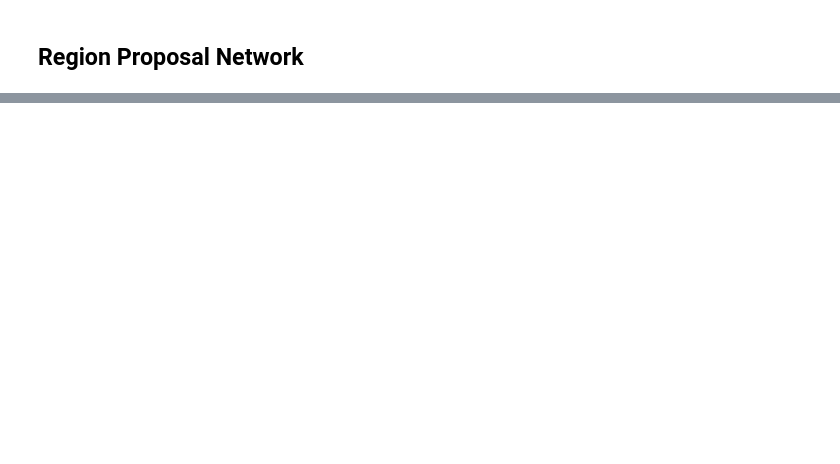
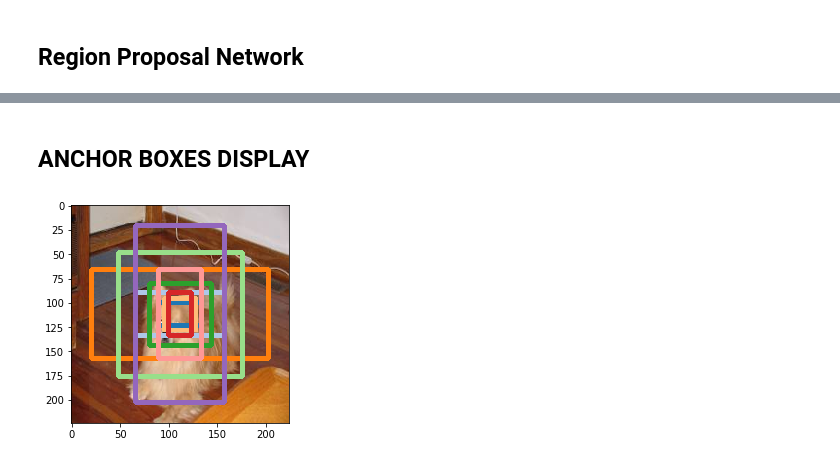
Before and after one commit to hslrock/ObjectDetection_, a Jupyter notebook: 3_FASTER_RCNN.ipynb, the cells around one changed output, grey strips where cells are left out. Saved outputs shown, nothing was run; the diff lists cells and outputs as text; code cells hidden in the pictures; blank space fills up the shorter version.

```diff
--- a/3_FASTER_RCNN.ipynb
+++ b/3_FASTER_RCNN.ipynb
@@ -163,0 +133,27 @@ torch.Size([1, 512, 14, 14])
+# %%
+for idx,i in enumerate(anchor_boxes):
+    xc=int((i[0]+i[2])/2)
+    yc=int((i[1]+i[3])/2)
+    if xc ==112 and yc ==112:
+        center_index=idx
+        break
+# %% [markdown]
+## ANCHOR BOXES DISPLAY
+# %%
+import seaborn as sns
+palette = sns.color_palette("tab20")
+pil_img=T.ToPILImage()((IMG*0.5)+0.5)
+img=np.asarray(pil_img)
+
+for idx,i in enumerate(range(center_index, center_index+anchors_num)):
+    x0 = int(anchor_boxes[i][0])
+    y0 = int(anchor_boxes[i][1])
+    x1 = int(anchor_boxes[i][2])
+    y1 = int(anchor_boxes[i][3])
+    cv2.rectangle(img, (x0, y0), (x1, y1), np.asarray(palette[idx])*255, thickness=3)
+
+
+plt.imshow(img)
+plt.show()
+# %% [output]
+[figure, added]
```
Also changed, not shown: parts of 39 cells of this notebook, 5 other files.
